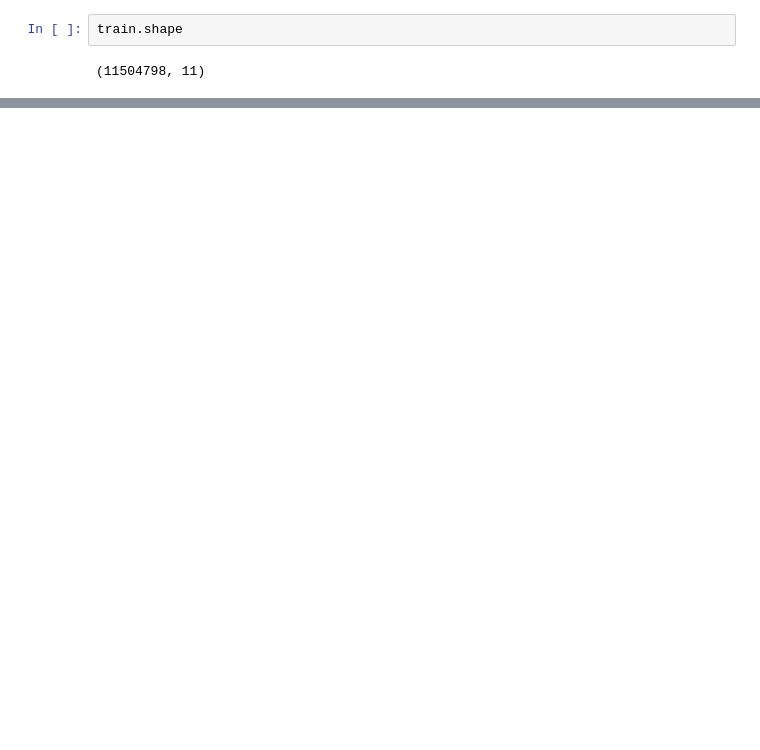
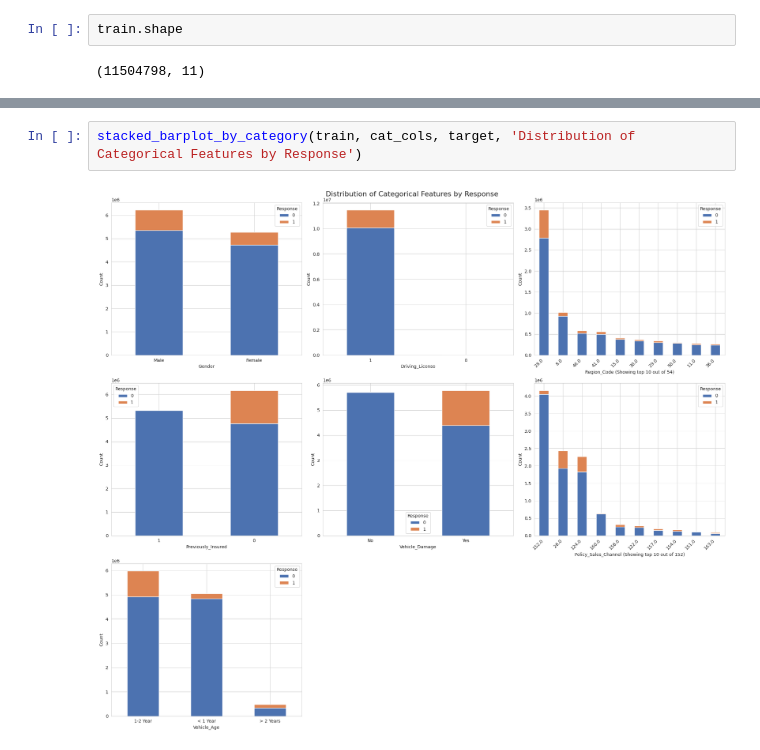
Before and after one commit to khizon/data_analysis, a Jupyter notebook: Insurance/src/exploration.ipynb, the cells around one changed output, grey strips where cells are left out. Drawn from its saved outputs; the diff is of its cells as text; blank space fills up the shorter version.

```diff
--- a/Insurance/src/exploration.ipynb
+++ b/Insurance/src/exploration.ipynb
@@ -133,0 +71,4 @@ plt.show()
+# %%
+stacked_barplot_by_category(train, cat_cols, target, 'Distribution of Categorical Features by Response')
+# %% [output]
+[figure, added]
```
Also changed, not shown: parts of 7 cells of this notebook, 1 other file.
